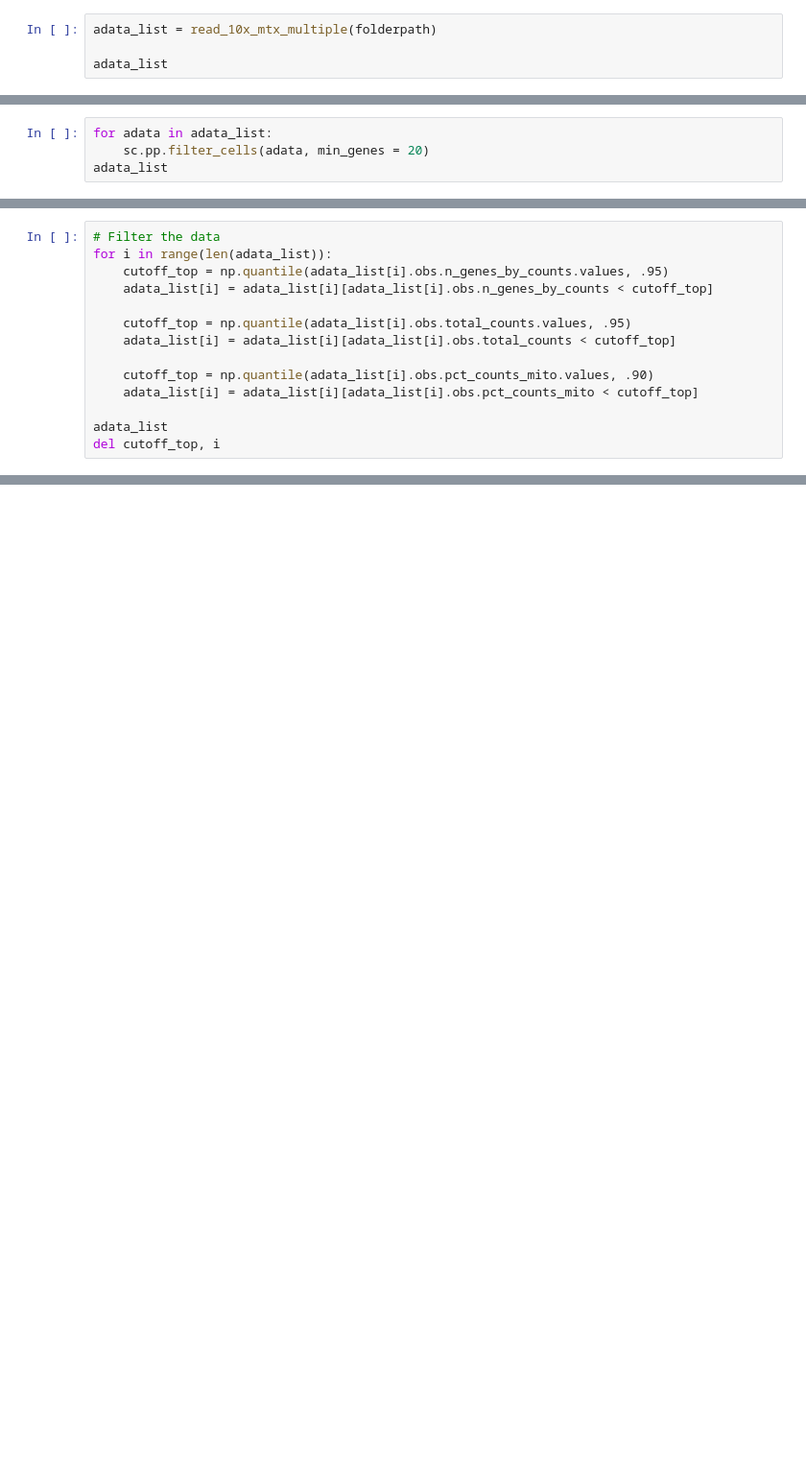
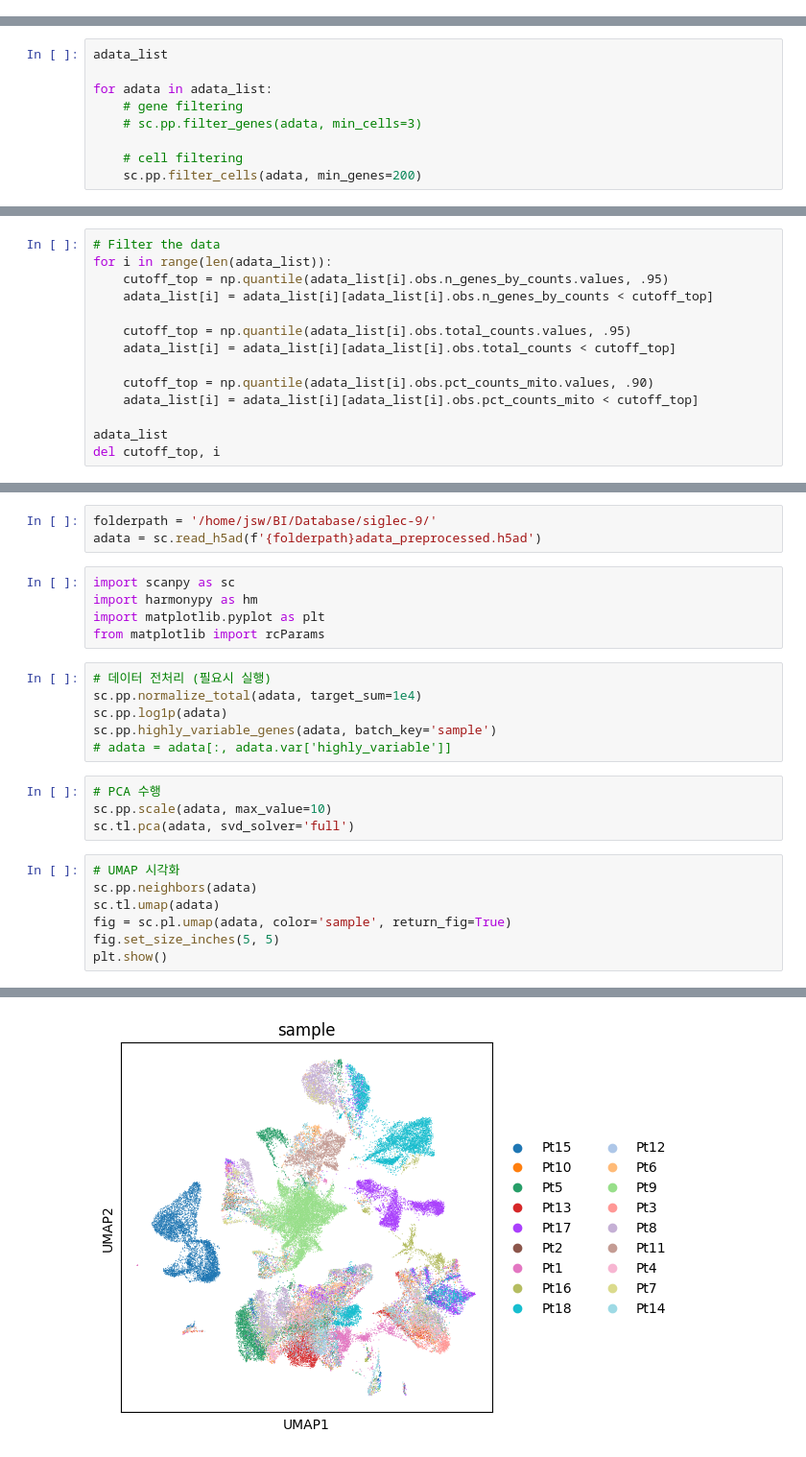
Before and after one commit to Sungwoo-Chang/spatial_241029, a Jupyter notebook: sc_from_out/1. primary_preprocessing.ipynb, the cells around one changed output, grey strips where cells are left out. Shown at 96% size. Cells and saved outputs as stored; diff of their text form; blank space fills up the shorter version.

```diff
--- a/sc_from_out/1. primary_preprocessing.ipynb
+++ b/sc_from_out/1. primary_preprocessing.ipynb
@@ -73,7 +73,3 @@ def read_10x_mtx_multiple(directory):
             print(f"Could not find matching barcode of feature file for {base_name}")
 
     return adata_list
-# %%
-adata_list = read_10x_mtx_multiple(folderpath)
-
-adata_list
@@ -84,5 +78,10 @@ len(adata_list)
 # %%
+adata_list
+
 for adata in adata_list:
-    sc.pp.filter_cells(adata, min_genes = 20)
-adata_list
+    # gene filtering
+    # sc.pp.filter_genes(adata, min_cells=3)
+
+    # cell filtering
+    sc.pp.filter_cells(adata, min_genes=200)
 # %%
@@ -271,0 +191,26 @@ adata_primary.write_h5ad(folderpath + 'adata_primary_preprocessed_sampled.h5ad')
+# %%
+folderpath = '/home/jsw/BI/Database/siglec-9/'
+adata = sc.read_h5ad(f'{folderpath}adata_preprocessed.h5ad')
+# %%
+import scanpy as sc
+import harmonypy as hm
+import matplotlib.pyplot as plt
+from matplotlib import rcParams
+# %%
+# 데이터 전처리 (필요시 실행)
+sc.pp.normalize_total(adata, target_sum=1e4)
+sc.pp.log1p(adata)
+sc.pp.highly_variable_genes(adata, batch_key='sample')
+# adata = adata[:, adata.var['highly_variable']]
+# %%
+# PCA 수행
+sc.pp.scale(adata, max_value=10)
+sc.tl.pca(adata, svd_solver='full')
+# %%
+# UMAP 시각화
+sc.pp.neighbors(adata)
+sc.tl.umap(adata)
+fig = sc.pl.umap(adata, color='sample', return_fig=True)
+fig.set_size_inches(5, 5)
+plt.show()
+# %% [output]
@@ -271,0 +224 @@ adata_primary.write_h5ad(folderpath + 'adata_primary_preprocessed_sampled.h5ad')
+[figure, added]
```
Also changed, not shown: parts of 42 cells of this notebook, 9 other files.
